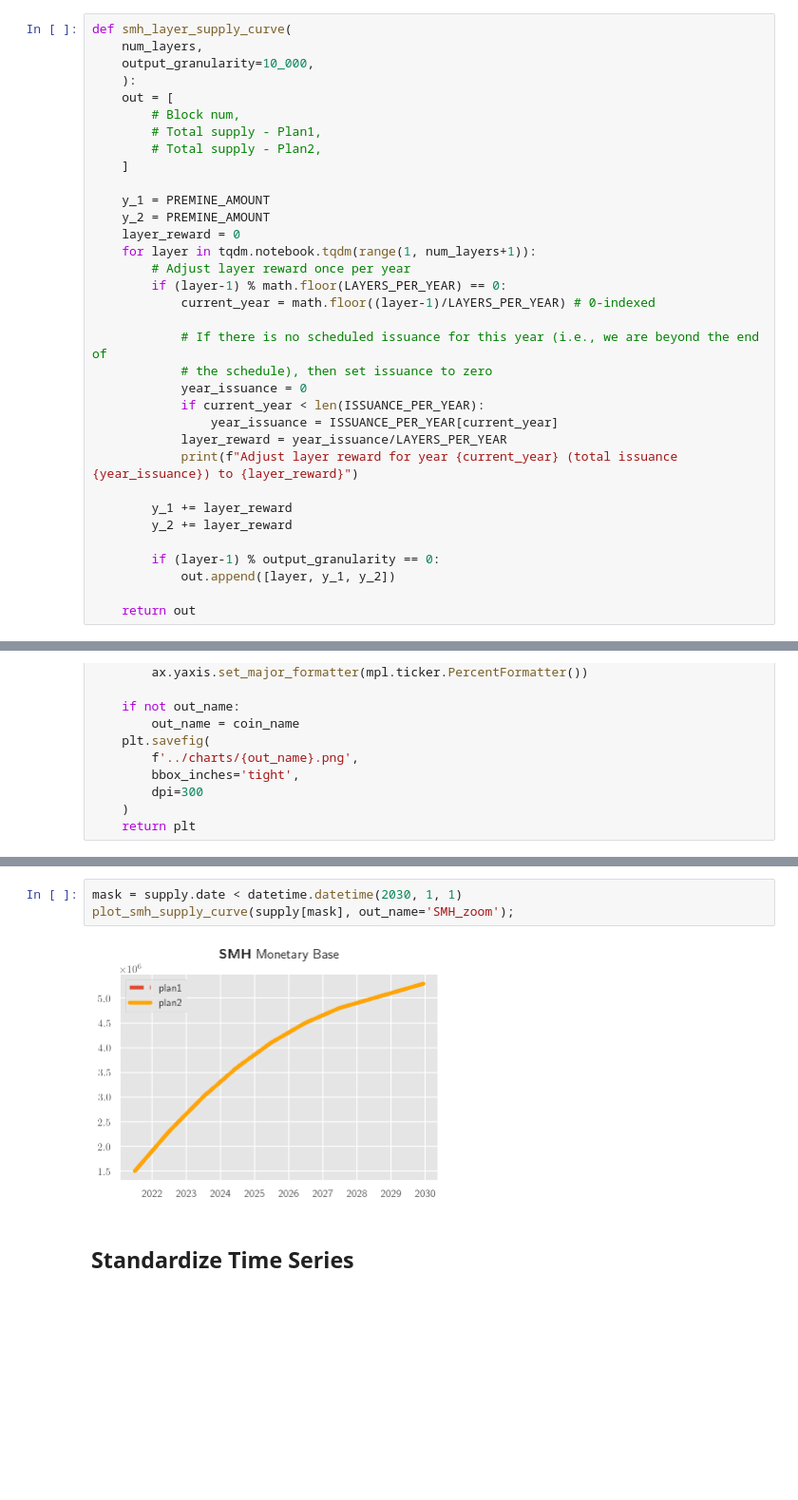
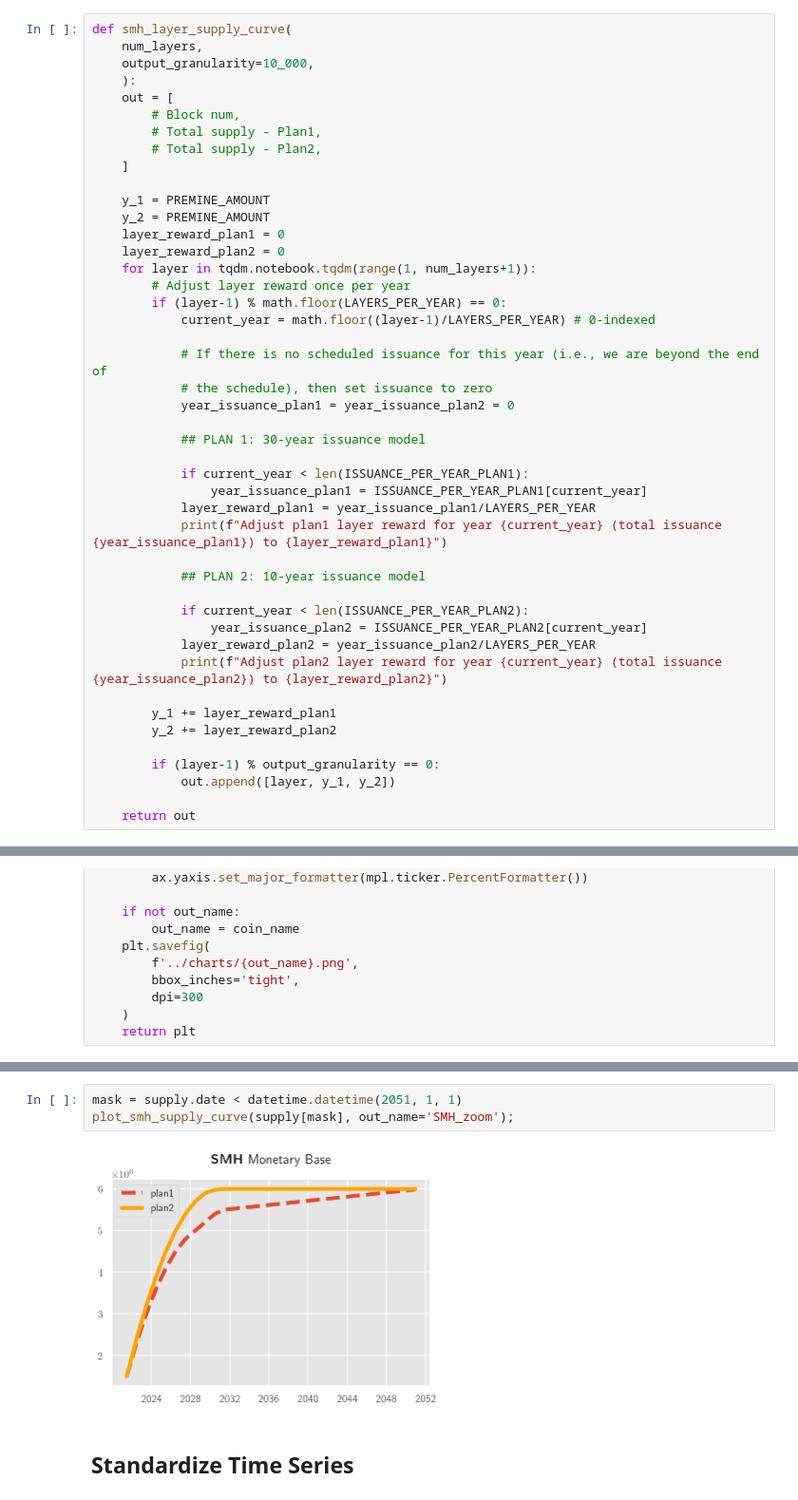
Before and after one commit to lrettig/crypto-monetary-base, a Jupyter notebook: jupyter-notebooks/SMH.ipynb, the cells around one changed output, grey strips where cells are left out. Shown at 95% size. Saved outputs shown, nothing was run; the diff lists cells and outputs as text; blank space fills up the shorter version.

Commit message:
Add SMH to multi line graph

```diff
--- a/jupyter-notebooks/SMH.ipynb
+++ b/jupyter-notebooks/SMH.ipynb
@@ -99,7 +115,8 @@ def smh_layer_supply_curve(
 
     y_1 = PREMINE_AMOUNT
     y_2 = PREMINE_AMOUNT
-    layer_reward = 0
+    layer_reward_plan1 = 0
+    layer_reward_plan2 = 0
     for layer in tqdm.notebook.tqdm(range(1, num_layers+1)):
         # Adjust layer reward once per year
         if (layer-1) % math.floor(LAYERS_PER_YEAR) == 0:
@@ -107,14 +124,24 @@ def smh_layer_supply_curve(
 
             # If there is no scheduled issuance for this year (i.e., we are beyond the end of
             # the schedule), then set issuance to zero
-            year_issuance = 0
-            if current_year < len(ISSUANCE_PER_YEAR):
-                year_issuance = ISSUANCE_PER_YEAR[current_year]
-            layer_reward = year_issuance/LAYERS_PER_YEAR
-            print(f"Adjust layer reward for year {current_year} (total issuance {year_issuance}) to {layer_reward}")
+            year_issuance_plan1 = year_issuance_plan2 = 0
 
-        y_1 += layer_reward
-        y_2 += layer_reward
+            ## PLAN 1: 30-year issuance model
+
+            if current_year < len(ISSUANCE_PER_YEAR_PLAN1):
+                year_issuance_plan1 = ISSUANCE_PER_YEAR_PLAN1[current_year]
+            layer_reward_plan1 = year_issuance_plan1/LAYERS_PER_YEAR
+            print(f"Adjust plan1 layer reward for year {current_year} (total issuance {year_issuance_plan1}) to {layer_reward_plan1}")
+
+            ## PLAN 2: 10-year issuance model
+
+            if current_year < len(ISSUANCE_PER_YEAR_PLAN2):
+                year_issuance_plan2 = ISSUANCE_PER_YEAR_PLAN2[current_year]
+            layer_reward_plan2 = year_issuance_plan2/LAYERS_PER_YEAR
+            print(f"Adjust plan2 layer reward for year {current_year} (total issuance {year_issuance_plan2}) to {layer_reward_plan2}")
+
+        y_1 += layer_reward_plan1
+        y_2 += layer_reward_plan2
 
         if (layer-1) % output_granularity == 0:
             out.append([layer, y_1, y_2])
@@ -265,8 +292,8 @@ plot_smh_supply_curve(supply, plot_pct=True, out_name='SMH_pct');
 # %%
-mask = supply.date < datetime.datetime(2030, 1, 1)
+mask = supply.date < datetime.datetime(2051, 1, 1)
 plot_smh_supply_curve(supply[mask], out_name='SMH_zoom');
 # %% [output]
-[figure, old version]
+[figure, new version]
 # %% [markdown]
 ## Standardize Time Series
 # %%
```
Also changed, not shown: parts of 8 cells of this notebook, 15 other files.
